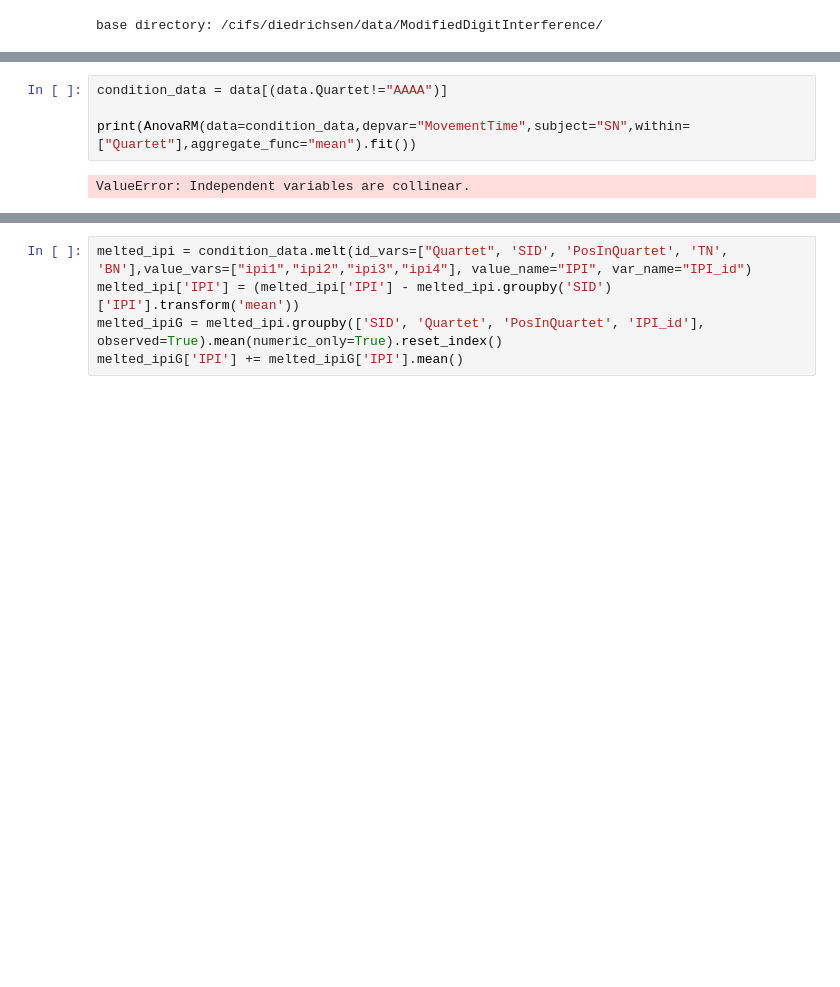
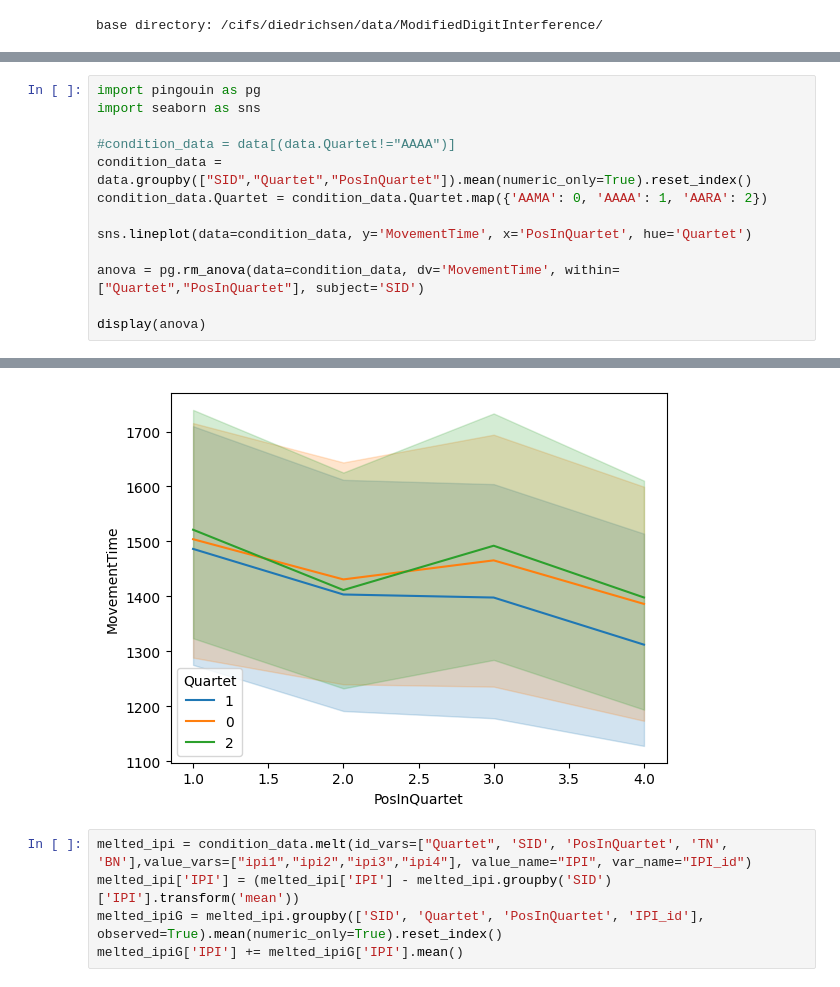
Before and after one commit to AmandaGiselleLily/modified-digit-inteference, a Jupyter notebook: notebooks/Within Subjects ANOVA.ipynb, the cells around one changed output, grey strips where cells are left out. Saved outputs shown, nothing was run; the diff lists cells and outputs as text; blank space fills up the shorter version.

```diff
--- a/notebooks/Within Subjects ANOVA.ipynb
+++ b/notebooks/Within Subjects ANOVA.ipynb
@@ -33,8 +33,16 @@ data.head(6)
 | 82 | 2 | 11 | 0 | 60 | 59621 | 1000 | 5000 | 1000 | 500 | ... |
 6 rows × 52 columns
 # %%
-condition_data = data[(data.Quartet!="AAAA")]
+import pingouin as pg
+import seaborn as sns
 
-print(AnovaRM(data=condition_data,depvar="MovementTime",subject="SN",within=["Quartet"],aggregate_func="mean").fit())
+#condition_data = data[(data.Quartet!="AAAA")]
+condition_data = data.groupby(["SID","Quartet","PosInQuartet"]).mean(numeric_only=True).reset_index()
+condition_data.Quartet = condition_data.Quartet.map({'AAMA': 0, 'AAAA': 1, 'AARA': 2})
+
+sns.lineplot(data=condition_data, y='MovementTime', x='PosInQuartet', hue='Quartet')
+
+anova = pg.rm_anova(data=condition_data, dv='MovementTime', within=["Quartet","PosInQuartet"], subject='SID')
+
+display(anova)
 # %% [output]
-ValueError: Independent variables are collinear.
@@ -41,3 +53,4 @@ ValueError: Independent variables are collinear.
+[figure, added]
 # %%
 melted_ipi = condition_data.melt(id_vars=["Quartet", 'SID', 'PosInQuartet', 'TN', 'BN'],value_vars=["ipi1","ipi2","ipi3","ipi4"], value_name="IPI", var_name="IPI_id")
 melted_ipi['IPI'] = (melted_ipi['IPI'] - melted_ipi.groupby('SID')['IPI'].transform('mean'))
```
Also changed, not shown: parts of 4 cells of this notebook, 2 other files.
